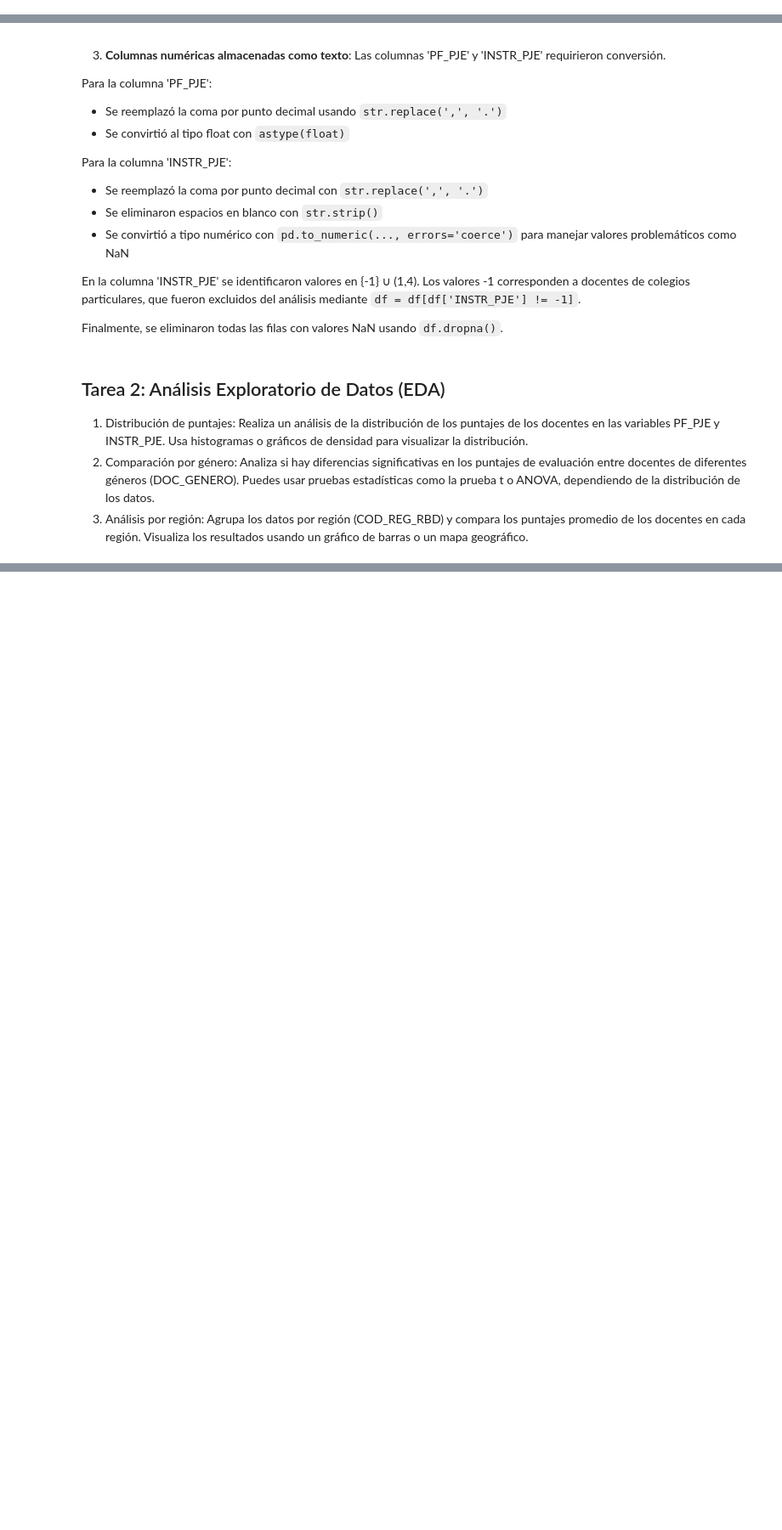
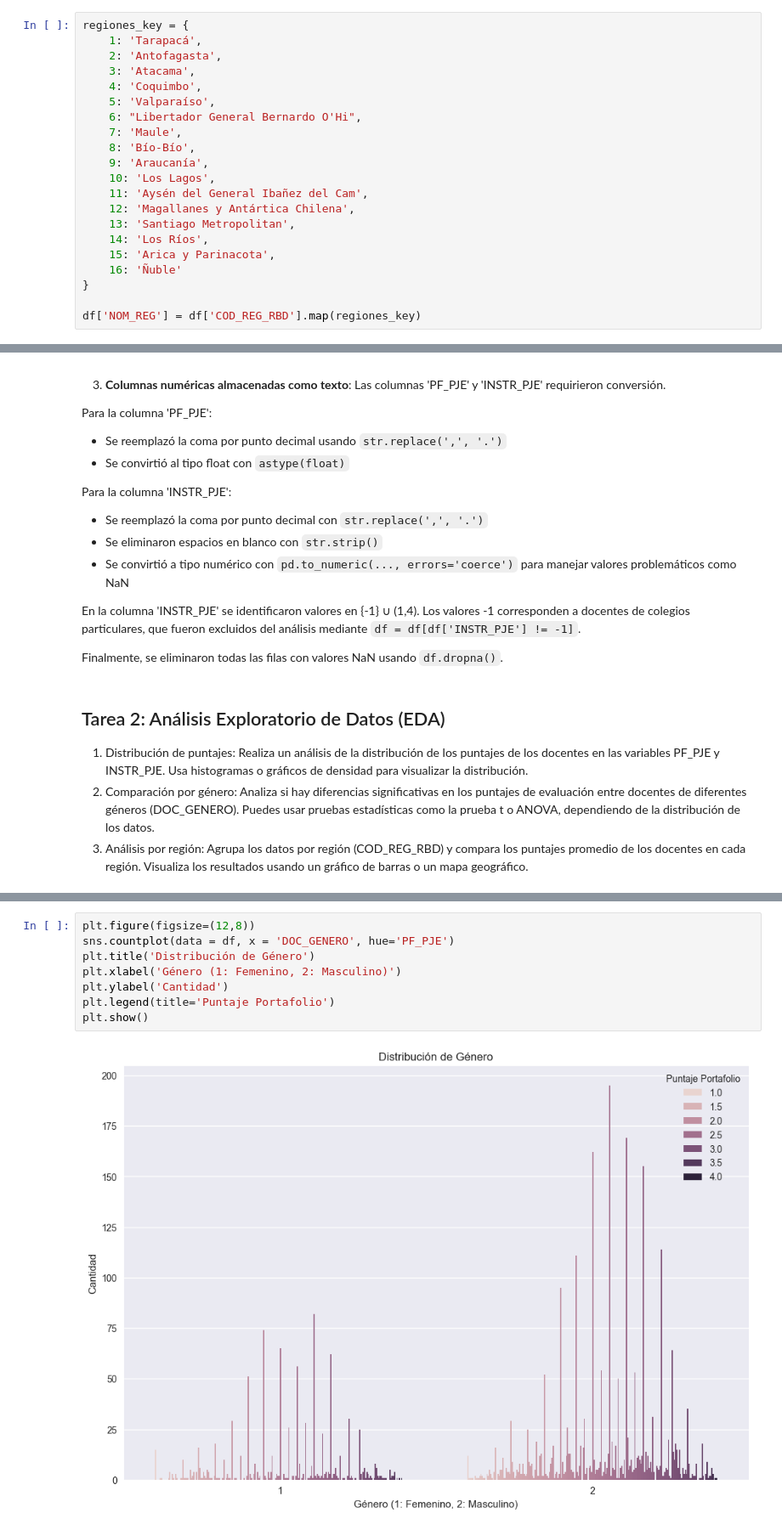
Before and after one commit to PalomoMT/Docentes, a Jupyter notebook: Analisis.ipynb, the cells around one changed output, grey strips where cells are left out. Shown at 85% size. Drawn from its saved outputs; the diff is of its cells as text; blank space fills up the shorter version.

Commit message:
Completando tareas y malla de chile (regiones y comunas)

```diff
--- a/Analisis.ipynb
+++ b/Analisis.ipynb
@@ -29,3 +32,24 @@ df['PF_PJE'] = df['PF_PJE'].str.replace(',', '.').astype(float)
 df['INSTR_PJE'] = pd.to_numeric(df['INSTR_PJE'].str.replace(',', '.').str.strip(),errors='coerce')
 df = df[df['INSTR_PJE'] != -1]
 df = df.dropna()
+# %%
+regiones_key = {
+    1: 'Tarapacá',
+    2: 'Antofagasta',
+    3: 'Atacama',
+    4: 'Coquimbo',
+    5: 'Valparaíso',
+    6: "Libertador General Bernardo O'Hi",
+    7: 'Maule',
+    8: 'Bío-Bío',
+    9: 'Araucanía',
+    10: 'Los Lagos',
+    11: 'Aysén del General Ibañez del Cam',
+    12: 'Magallanes y Antártica Chilena',
+    13: 'Santiago Metropolitan',
+    14: 'Los Ríos',
+    15: 'Arica y Parinacota',
+    16: 'Ñuble'
+}
+
+df['NOM_REG'] = df['COD_REG_RBD'].map(regiones_key)
@@ -134,0 +171,10 @@ plt.show()
+# %%
+plt.figure(figsize=(12,8))
+sns.countplot(data = df, x = 'DOC_GENERO', hue='PF_PJE')
+plt.title('Distribución de Género')
+plt.xlabel('Género (1: Femenino, 2: Masculino)')
+plt.ylabel('Cantidad')
+plt.legend(title='Puntaje Portafolio')
+plt.show()
+# %% [output]
+[figure, added]
```
Also changed, not shown: parts of 11 cells of this notebook, 7 other files.
